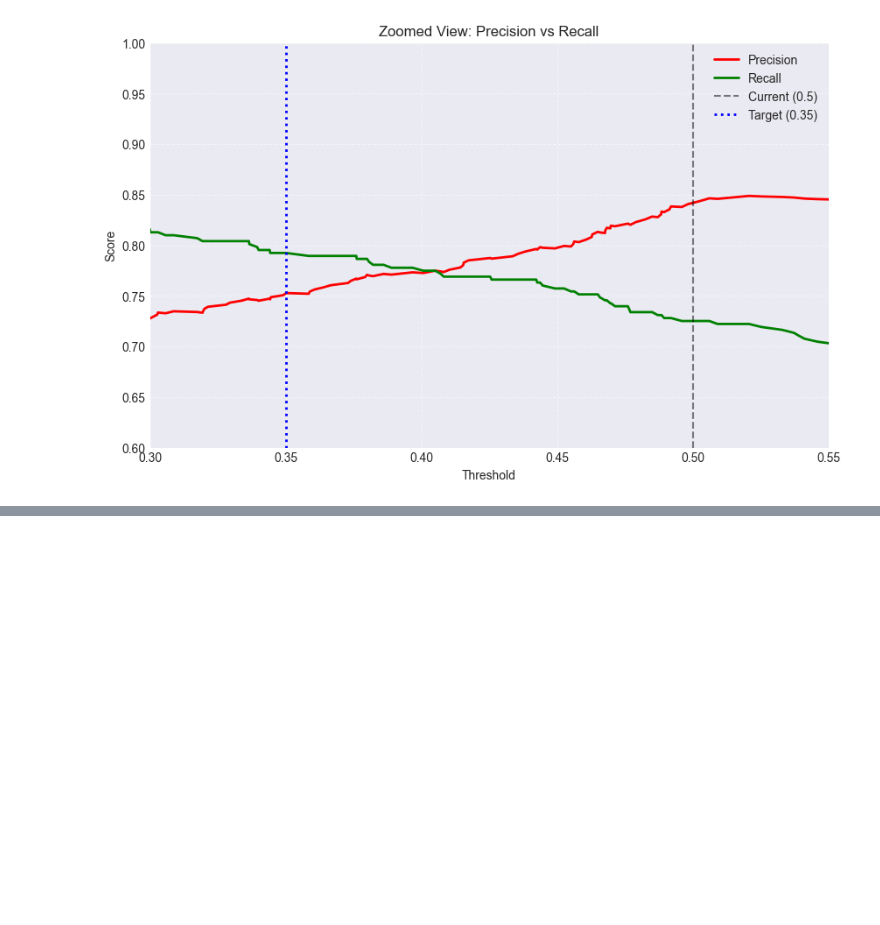
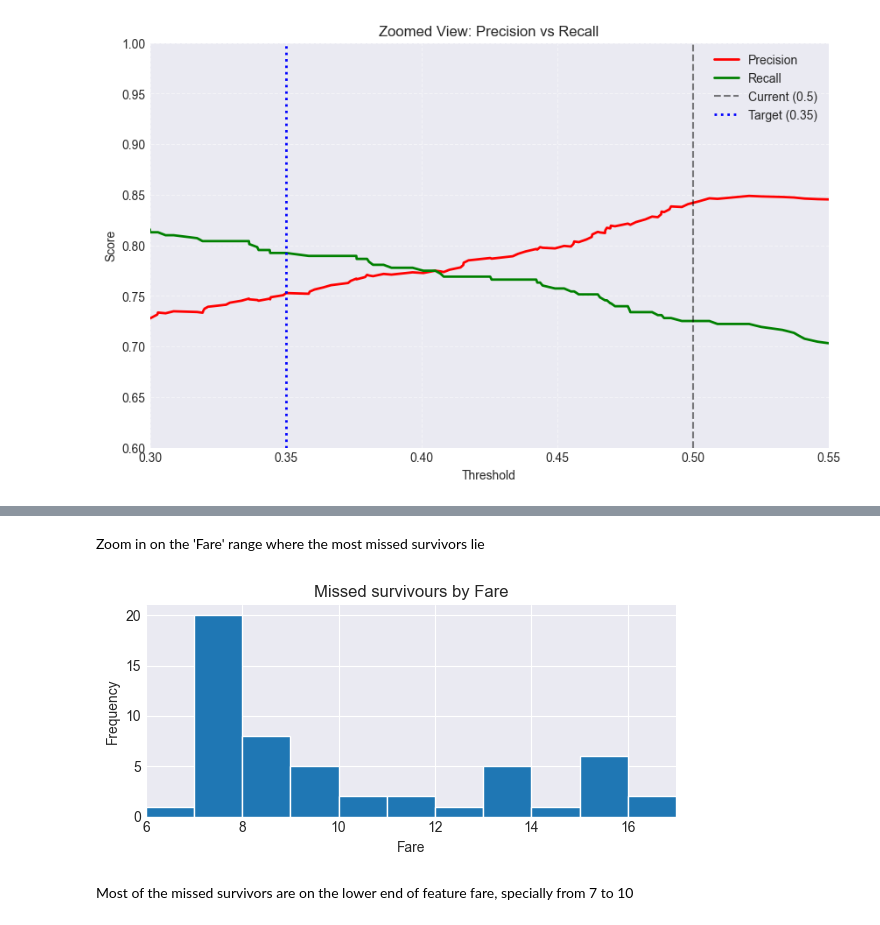
Before and after one commit to lopez-davcio/learning-journal, a Jupyter notebook: titanic-classification/titanic-analysis.ipynb, the cells around one changed output, grey strips where cells are left out. Saved outputs shown, nothing was run; the diff lists cells and outputs as text; code cells hidden in the pictures; blank space fills up the shorter version.

```diff
--- a/titanic-classification/titanic-analysis.ipynb
+++ b/titanic-classification/titanic-analysis.ipynb
@@ -1050,0 +1056,16 @@ plt.show()
+# %%
+# build a dataframe with only false negatives
+# convert prediction into a series
+catboost_preds_labels = pd.Series(catboost_preds, name='catboost_prediction')
+
+# concatenate the transformed df with true and predicted labels
+catboost_preds_df = pd.concat([eda2_df, catboost_preds_labels], axis=1)
+
+# filter the resulting df to obtain survivours only
+survive_catboost = catboost_preds_df[catboost_preds_df['Survived'] == 1]
+
+# false negatives
+survive_catboost_fn = survive_catboost[survive_catboost['catboost_prediction'] == 0]
+
+# true positives
+survive_catboost_tp = survive_catboost[survive_catboost['catboost_prediction'] == 1]
@@ -1050,0 +1166,21 @@ plt.show()
+# %% [markdown]
+Zoom in on the 'Fare' range where the most missed survivors lie
+# %%
+fig, ax = plt.subplots(figsize=(6, 3))
+
+# define bin edges
+bin_edges = range(4,18)
+
+
+ax.hist(survive_catboost_fn['Fare'], bins=bin_edges, edgecolor='white')
+ax.set(xlim=(6, 17),
+       title='Missed survivours by Fare',
+       xlabel='Fare',
+       ylabel='Frequency')
+
+plt.tight_layout()
+plt.show()
+# %% [output]
+[figure, added]
+# %% [markdown]
+Most of the missed survivors are on the lower end of feature fare, specially from 7 to 10
```
Also changed, not shown: parts of 11 cells of this notebook.
